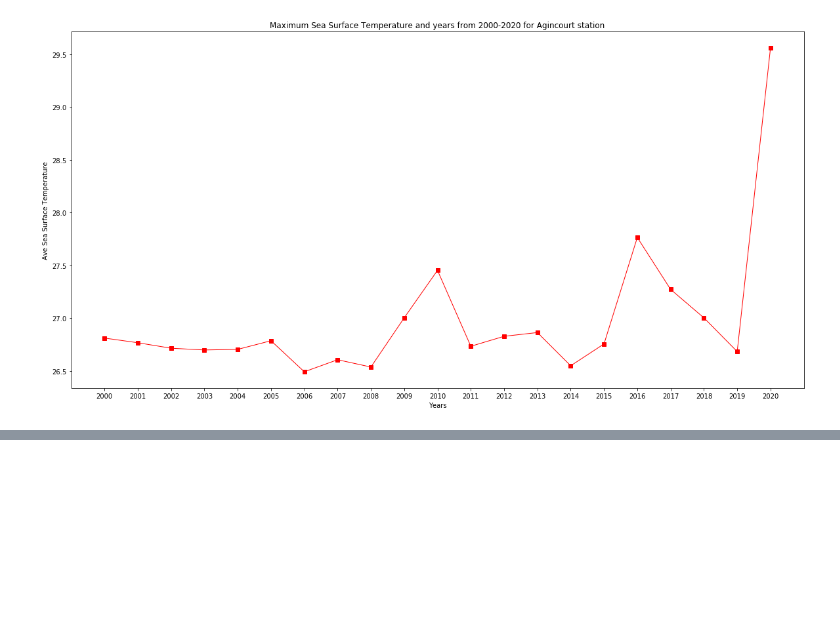
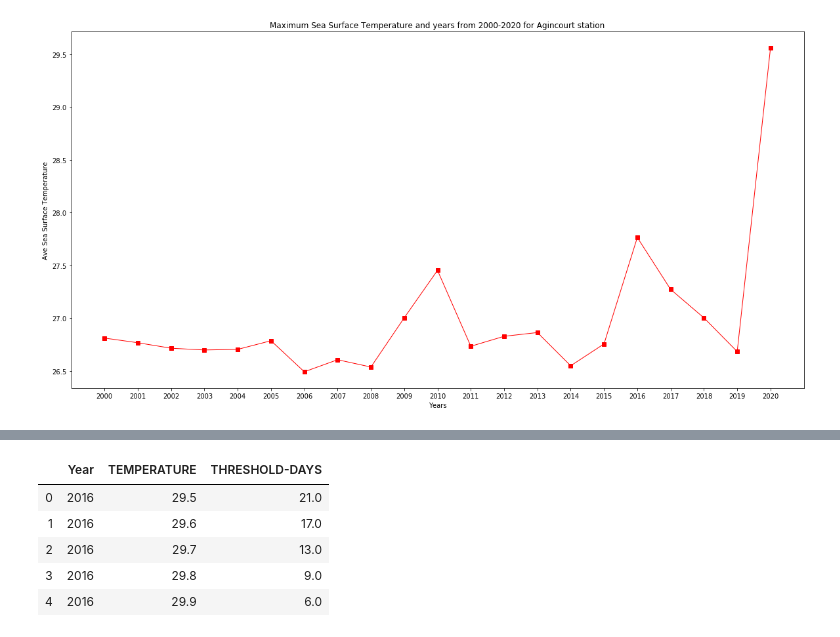
Before and after one commit to Aastha-Arora/Great-Barrier-Reef, a Jupyter notebook: Data Exploration/Agincourt_Northern.ipynb, the cells around one changed output, grey strips where cells are left out. Cells and saved outputs as stored; diff of their text form; code cells hidden in the pictures; blank space fills up the shorter version.

```diff
--- a/Data Exploration/Agincourt_Northern.ipynb
+++ b/Data Exploration/Agincourt_Northern.ipynb
@@ -740,0 +761,11 @@ plt.show()
+# %%
+#Show only Year, Temperature and Threshold days
+bleach_agincourt_years = data_agincourt_bleaching[['Year','TEMPERATURE', 'THRESHOLD-DAYS']]
+bleach_agincourt_years.head()
+# %% [output]
+|  | Year | TEMPERATURE | THRESHOLD-DAYS |
+| 0 | 2016 | 29.5 | 21.0 |
+| 1 | 2016 | 29.6 | 17.0 |
+| 2 | 2016 | 29.7 | 13.0 |
+| 3 | 2016 | 29.8 | 9.0 |
+| 4 | 2016 | 29.9 | 6.0 |
```
Also changed, not shown: parts of 4 cells of this notebook.
